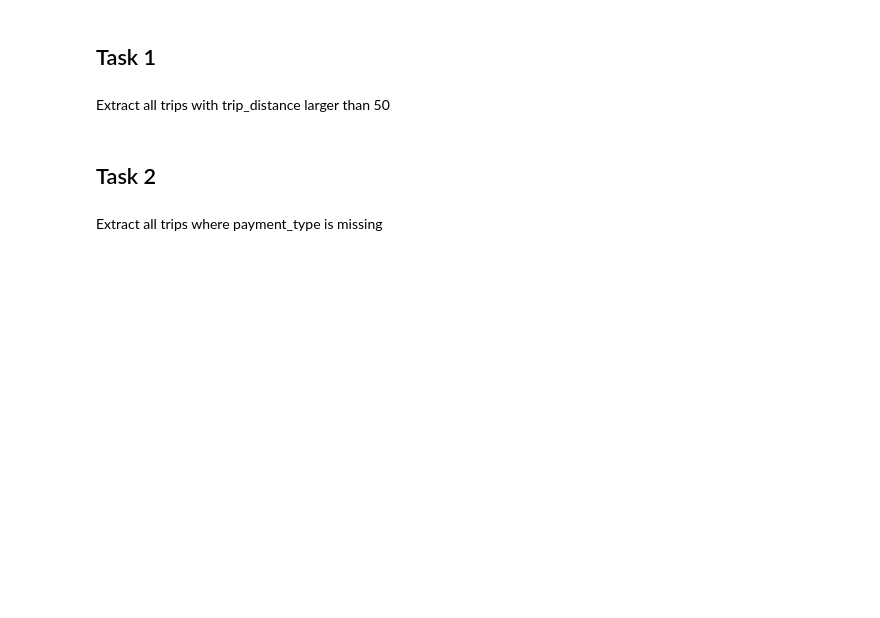
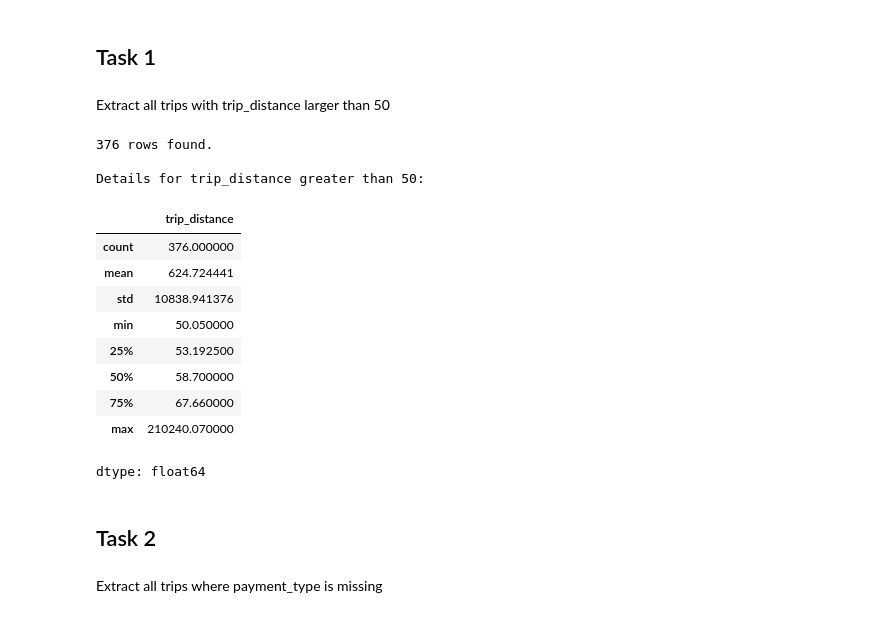
Before and after one commit to FrancescaNegriUniMiB/focsproject, a Jupyter notebook: Foundations_CS_2425.ipynb, the cells around one changed output. Drawn from its saved outputs; the diff is of its cells as text; code cells hidden in the pictures; blank space fills up the shorter version.

```diff
--- a/Foundations_CS_2425.ipynb
+++ b/Foundations_CS_2425.ipynb
@@ -95,6 +86,25 @@ A total of 87985 rows removed.
 ## Task 1
 # %% [markdown]
 Extract all trips with trip_distance larger than 50
+# %%
+trips_g_50 = df[df['trip_distance'] > 50].copy().reset_index(drop=True)
+print(f"\n{len(trips_g_50)} rows found.\n")
+print("Details for trip_distance greater than 50:\n")
+display(trips_g_50.trip_distance.describe())
+# %% [output]
+376 rows found.
+
+Details for trip_distance greater than 50:
+|  | trip_distance |
+| count | 376.000000 |
+| mean | 624.724441 |
+| std | 10838.941376 |
+| min | 50.050000 |
+| 25% | 53.192500 |
+| 50% | 58.700000 |
+| 75% | 67.660000 |
+| max | 210240.070000 |
+dtype: float64
 # %% [markdown]
 ## Task 2
 # %% [markdown]
```
Also changed, not shown: parts of 6 cells of this notebook.
